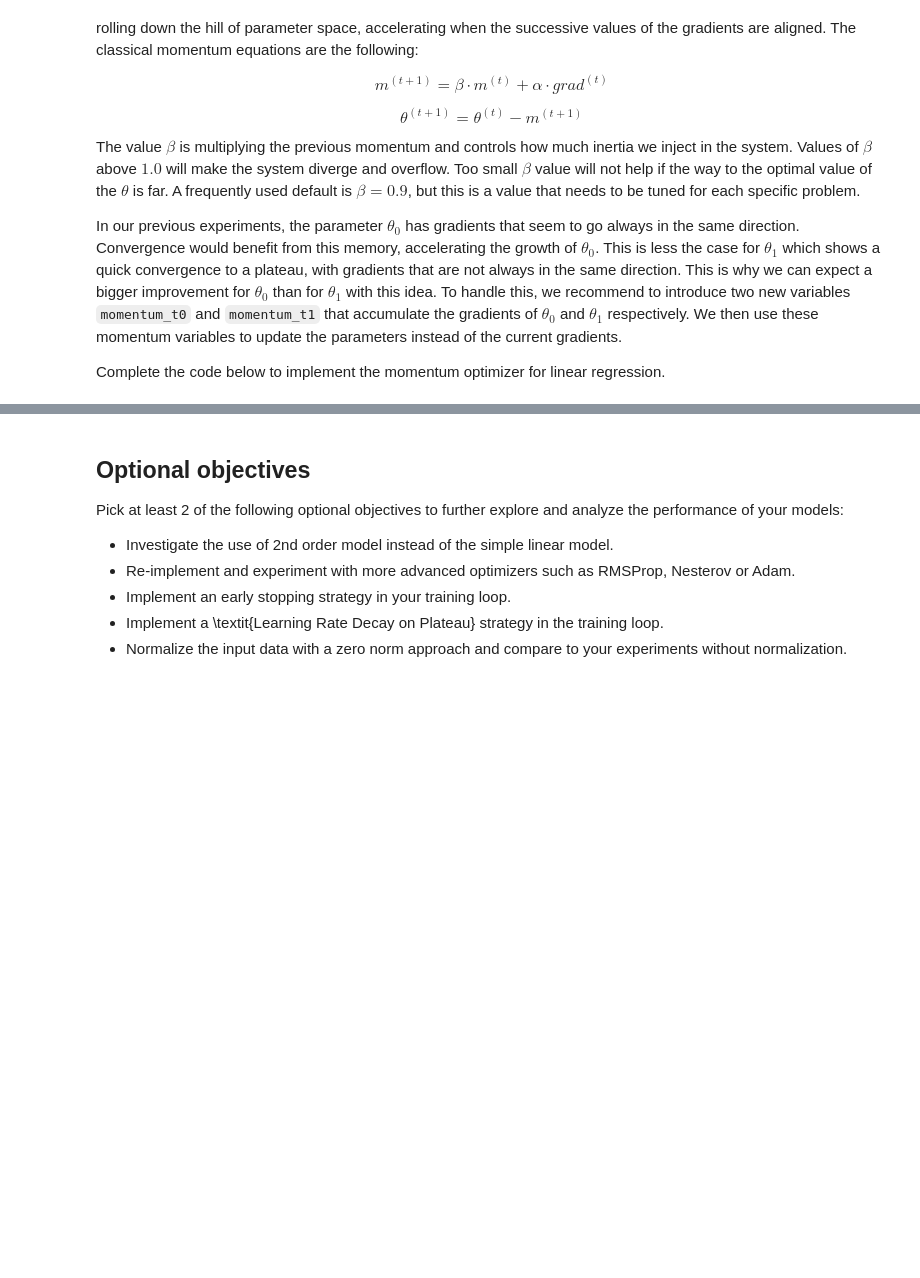
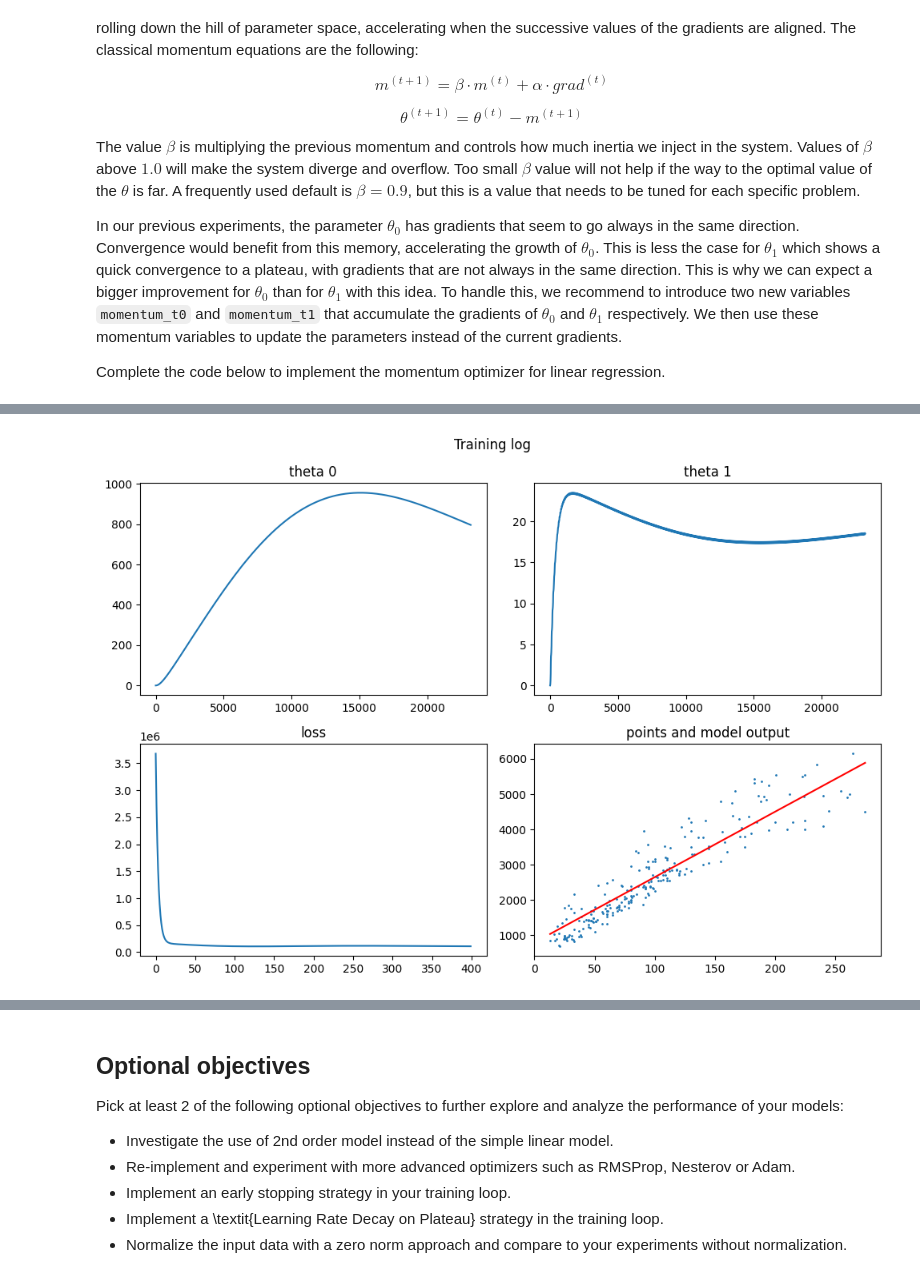
Before and after one commit to pandas-pd/ftp_de_learn, a Jupyter notebook: MPW_02/cg-linear-regression-stud.ipynb, the cells around one changed output, grey strips where cells are left out. Cells and saved outputs as stored; diff of their text form; code cells hidden in the pictures; blank space fills up the shorter version.

```diff
--- a/MPW_02/cg-linear-regression-stud.ipynb
+++ b/MPW_02/cg-linear-regression-stud.ipynb
@@ -533,9 +619,79 @@ In our previous experiments, the parameter $\theta_0$ has gradients that seem to
 
 Complete the code below to implement the momentum optimizer for linear regression.
 # %%
-alpha = 0.0000001     # learning rate
-beta_momentum_t0 = 0.9999     # momentum factor for theta_0
-beta_momentum_t1 = 0.5000     # momentum factor for theta_1
-epochs = 400          # number of epochs (an epoch is a loop over the whole training set)
+alpha = 0.0000001  # learning rate
 
-... TO COMPLETE ...
+beta_momentum_t0 = 0.9999  # momentum factor for theta_0
+beta_momentum_t1 = 0.5000  # momentum factor for theta_1
+epochs = 400  # number of epochs (an epoch is a loop over the whole training set)
+
+
+batch_size = 4  # small batch size for faster convergence
+N = len(living_area)
+t0 = 0.0
+t1 = 0.0
+
+loss_evolution = []
+t0_evolution = []
+t1_evolution = []
+
+# added to track the previous momentum, init with 0 as there is no initial momentum
+m_t0: float = 0
+m_t1: float = 0
+
+for epoch in range(epochs):
+    n_steps = N // batch_size + 1  # the number of batches to make 1 epoch
+    epoch_loss = 0.0
+
+    for step in range(n_steps):
+
+        # random sampling
+        if random_sampling:
+            batch_indexes: list = random.sample(range(N), batch_size)
+
+        # sequential sampling
+        else:
+            end: int = (step + 1) * batch_size
+            if (step + 1) == n_steps:
+                end: list = N
+            batch_indexes: list = range(step * batch_size, end)
+
+        # we will average the loss as well, i am not sure if this is correct
+        theta_0_values: list = []
+        theta_1_values: list = []
+        loss_values: list = []
+
+        # get values from batch
+        for i in batch_indexes:
+
+            cg.reset_values()
+            cg.forward([living_area[i], t0, t1, rent_price[i]])
+            cg.backward()
+
+            theta_0_values.append(theta_0.grad_v)  # gradient theta_0
+            theta_1_values.append(theta_1.grad_v)  # gradient theta_1
+            loss_values.append(j.v)
+
+        # calculate the momentum and update the thetas
+        m_t0 = beta_momentum_t0 * m_t0 + alpha * np.mean(theta_0_values)
+        m_t1 = beta_momentum_t1 * m_t1 + alpha * np.mean(theta_1_values)
+
+        t0 -= m_t0
+        t1 -= m_t1
+
+        epoch_loss += np.mean(loss_values)
+
+        t0_evolution.append(t0)
+        t1_evolution.append(t1)
+
+    loss_evolution.append(epoch_loss / n_steps)
+
+
+# generate output
+print("intercept (theta_0):", t0)
+print("slope (theta_1)    :", t1)
+y_hat = t0 + t1 * living_area
+J = mse_loss(y_hat, rent_price)
+print("The total value of the loss is", J)
+plot_training_log(loss_evolution, t0_evolution, t1_evolution, living_area, rent_price)
+# %% [output]
@@ -541,0 +701 @@ epochs = 400          # number of epochs (an epoch is a loop over the whole trai
+[figure, added]
```
Also changed, not shown: parts of 7 cells of this notebook, 2 other files.
